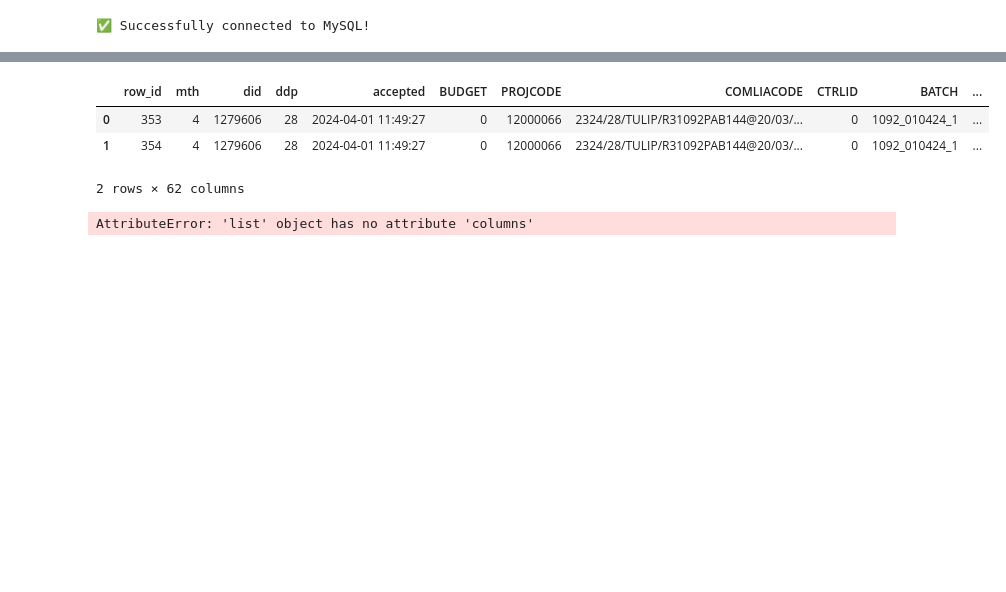
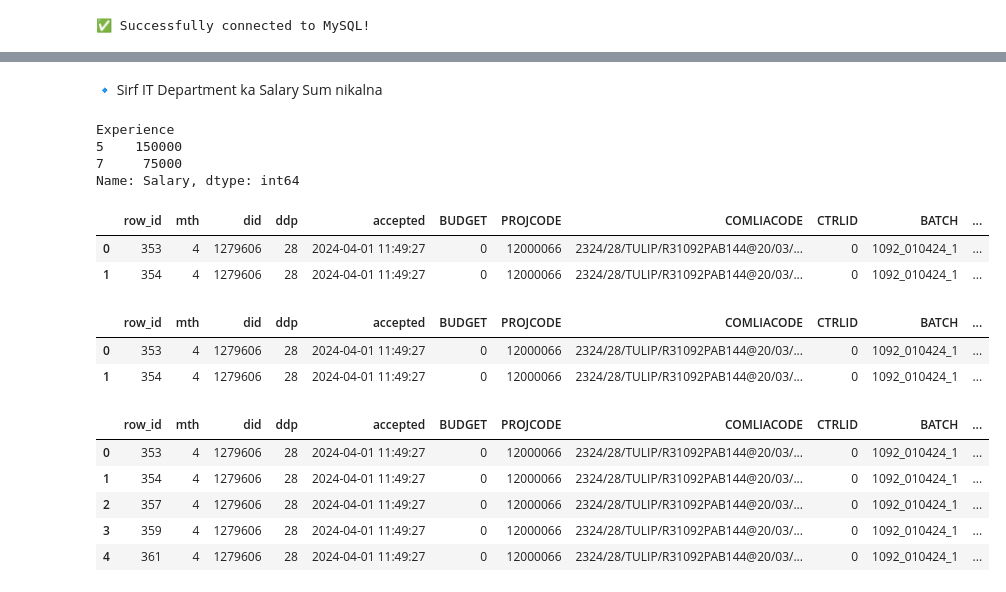
Before and after one commit to Rajvirkumar99/Pandas029_2023, a Jupyter notebook: pandas/ParticePandas_01.ipynb, the cells around one changed output, grey strips where cells are left out. Drawn from its saved outputs; the diff is of its cells as text; code cells hidden in the pictures; blank space fills up the shorter version.

```diff
--- a/pandas/ParticePandas_01.ipynb
+++ b/pandas/ParticePandas_01.ipynb
@@ -160,0 +183,9 @@ trans_maindf=df
+# %%
+for x in new_df.index:
+    did_count = new_df["did"].value_counts().get(new_df.loc[x, "did"], 0)  # Count occurrences of the "did" value
+    if did_count > new_df["did"].count():  # This condition might not be logical; adjust as needed
+        print("Did is grater ")
+    else :
+        print("Did is not grater ")
+
+        # df.loc[x, "Duration"] = 120
@@ -161,11 +321,39 @@ trans_maindf=df
+# %% [markdown]
+🔹 Sirf IT Department ka Salary Sum nikalna
+# %%
+emp_data.groupby(['Department','Experience'])['Salary'].sum().loc['IT']
+# %% [output]
+Experience
+5    150000
+7     75000
+Name: Salary, dtype: int64
+# %%
+import pandas as pd
+
+# Correct way to display all columns
+pd.set_option('display.max_columns', None)
 # %%
 trans_maindf.head(2)
 # %% [output]
 |  | row_id | mth | did | ddp | accepted | BUDGET | PROJCODE | COMLIACODE | CTRLID | BATCH | ... |
 | 0 | 353 | 4 | 1279606 | 28 | 2024-04-01 11:49:27 | 0 | 12000066 | 2324/28/TULIP/R31092PAB144@20/03/... | 0 | 1092_010424_1 | ... |
 | 1 | 354 | 4 | 1279606 | 28 | 2024-04-01 11:49:27 | 0 | 12000066 | 2324/28/TULIP/R31092PAB144@20/03/... | 0 | 1092_010424_1 | ... |
-2 rows × 62 columns
-# %%
-print(list(df.columns))
-# %% [output]
-AttributeError: 'list' object has no attribute 'columns'
+# %%
+trans_maindf['discount_sales']=trans_maindf['AMT'].apply(lambda x:x*0.9)
+# %%
+trans_maindf.head(2)
+# %% [output]
+|  | row_id | mth | did | ddp | accepted | BUDGET | PROJCODE | COMLIACODE | CTRLID | BATCH | ... |
+| 0 | 353 | 4 | 1279606 | 28 | 2024-04-01 11:49:27 | 0 | 12000066 | 2324/28/TULIP/R31092PAB144@20/03/... | 0 | 1092_010424_1 | ... |
+| 1 | 354 | 4 | 1279606 | 28 | 2024-04-01 11:49:27 | 0 | 12000066 | 2324/28/TULIP/R31092PAB144@20/03/... | 0 | 1092_010424_1 | ... |
+# %%
+trans_maindf['cuumsum']=trans_maindf['AMT'].cumsum()
+# %%
+trans_maindf.head()
+# %% [output]
+|  | row_id | mth | did | ddp | accepted | BUDGET | PROJCODE | COMLIACODE | CTRLID | BATCH | ... |
+| 0 | 353 | 4 | 1279606 | 28 | 2024-04-01 11:49:27 | 0 | 12000066 | 2324/28/TULIP/R31092PAB144@20/03/... | 0 | 1092_010424_1 | ... |
+| 1 | 354 | 4 | 1279606 | 28 | 2024-04-01 11:49:27 | 0 | 12000066 | 2324/28/TULIP/R31092PAB144@20/03/... | 0 | 1092_010424_1 | ... |
+| 2 | 357 | 4 | 1279606 | 28 | 2024-04-01 11:49:27 | 0 | 12000066 | 2324/28/TULIP/R31092PAB144@20/03/... | 0 | 1092_010424_1 | ... |
+| 3 | 359 | 4 | 1279606 | 28 | 2024-04-01 11:49:27 | 0 | 12000066 | 2324/28/TULIP/R31092PAB144@20/03/... | 0 | 1092_010424_1 | ... |
+| 4 | 361 | 4 | 1279606 | 28 | 2024-04-01 11:49:27 | 0 | 12000066 | 2324/28/TULIP/R31092PAB144@20/03/... | 0 | 1092_010424_1 | ... |
```
Also changed, not shown: parts of 76 cells of this notebook, 1 other file.
